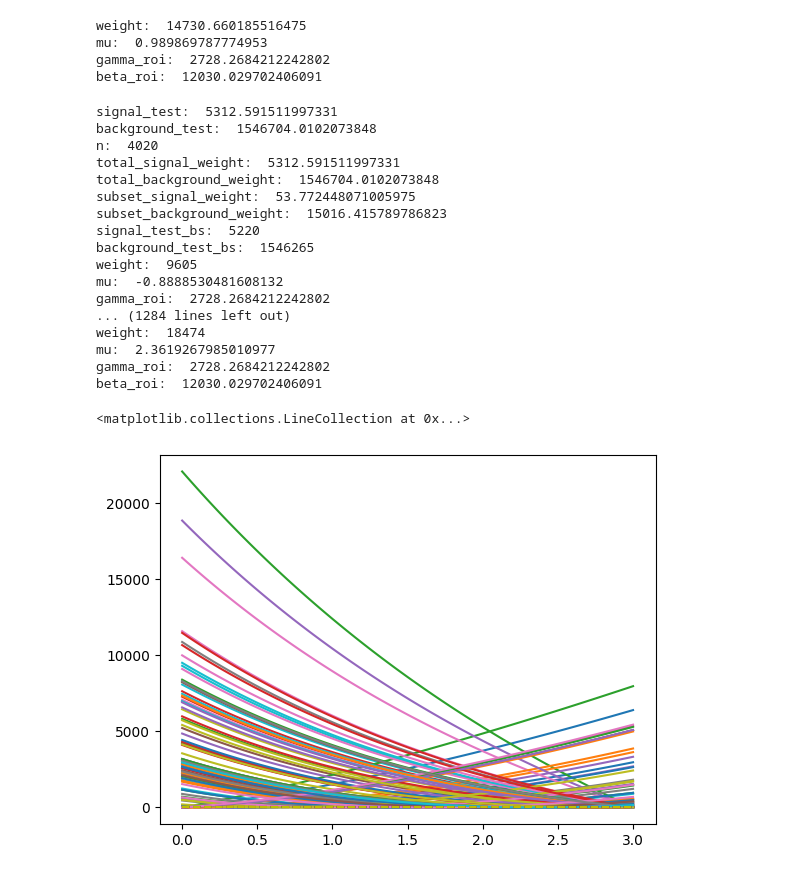
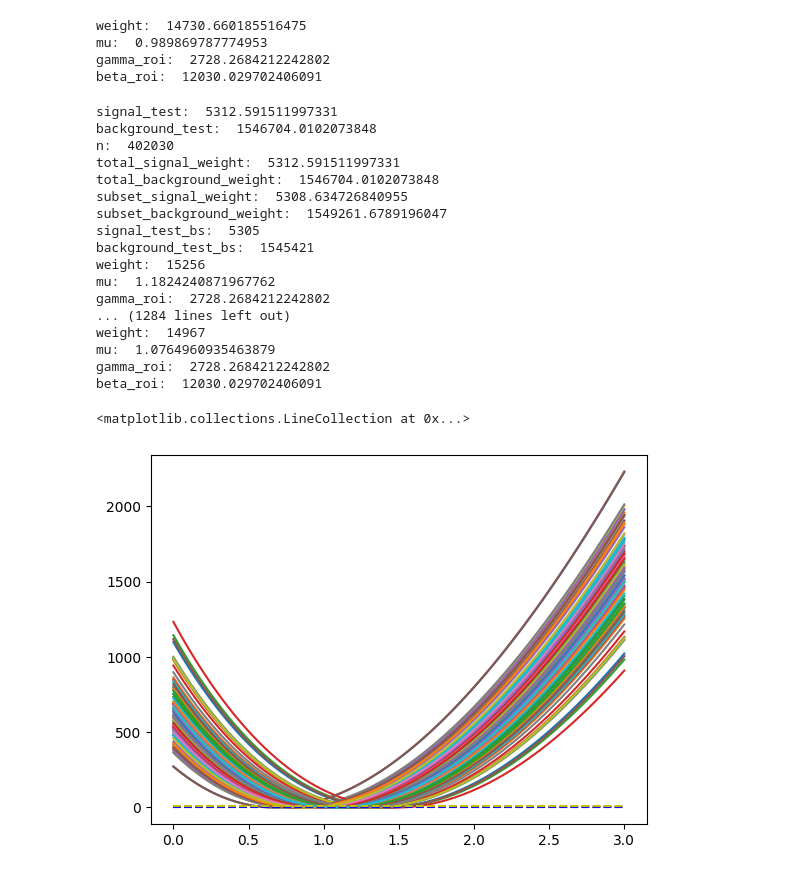
Before and after one commit to ihsaan-ullah/fair-universe, a Jupyter notebook: Competition_Bundles/HEP/sample_code_submission/test_nll.ipynb, the cells around one changed output. Saved outputs shown, nothing was run; the diff lists cells and outputs as text; code cells hidden in the pictures.

```diff
--- a/Competition_Bundles/HEP/sample_code_submission/test_nll.ipynb
+++ b/Competition_Bundles/HEP/sample_code_submission/test_nll.ipynb
@@ -343,9 +343,9 @@ for i in range(100):
     print("signal_test: ", signal_test.sum())
     print("background_test: ", background_test.sum())
 
-    n = int(len(y_test)/100)
+    n = int(len(y_test))
     print("n: ", n)
-    test_bs = bs.bootstrap_data(X_test, w_test, y_test, n=n,seed=i)
+    test_bs = bs.bootstrap_data(X_test, w_test, y_test,seed=i)
 
     test_df = test_bs['data']
     test_df['label'] = test_bs['label']
@@ -379,45 +379,45 @@ for i in range(100):
     print("beta_roi: ", beta_roi)
 
 
     mu_scan = np.linspace(0, 3, 100)
     hist_llr = calculate_NLL(mu_scan, weight, use_CR=False)
     hist_llr = np.array(hist_llr)
 
     if (mu_scan[np.where((hist_llr <= 25) & (hist_llr >= 0.0))].size == 0):
         p16 = 0
         p84 = 0
     else:
-        p16 = min(mu_scan[np.where((hist_llr <= 25) & (hist_llr >= 0.0))])
-        p84 = max(mu_scan[np.where((hist_llr <= 25) & (hist_llr >= 0.0))])
+        p16 = min(mu_scan[np.where((hist_llr <= 4) & (hist_llr >= 0.0))])
+        p84 = max(mu_scan[np.where((hist_llr <= 4) & (hist_llr >= 0.0))])
 
     p16s.append(p16)
     p84s.append(p84)
 
     plt.plot( mu_scan,hist_llr)
 
 plt.hlines(1, 0, 3, colors="r", linestyles="dashed")
 plt.hlines(4, 0, 3, colors="b", linestyles="dashed")
 plt.hlines(9, 0, 3, colors="y", linestyles="dashed")
 # %% [output]
 signal_test:  5312.591511997331
 background_test:  1546704.0102073848
-n:  4020
+n:  402030
 total_signal_weight:  5312.591511997331
 total_background_weight:  1546704.0102073848
-subset_signal_weight:  53.772448071005975
-subset_background_weight:  15016.415789786823
-signal_test_bs:  5220
-background_test_bs:  1546265
-weight:  9605
-mu:  -0.8888530481608132
+subset_signal_weight:  5308.634726840955
+subset_background_weight:  1549261.6789196047
+signal_test_bs:  5305
+background_test_bs:  1545421
+weight:  15256
+mu:  1.1824240871967762
 gamma_roi:  2728.2684212242802
 ... (1284 lines left out)
-weight:  18474
-mu:  2.3619267985010977
+weight:  14967
+mu:  1.0764960935463879
 gamma_roi:  2728.2684212242802
 beta_roi:  12030.029702406091
 <matplotlib.collections.LineCollection at 0x...>
-[figure, old version]
+[figure, new version]
 # %%
 for i, (p16, p84) in enumerate(zip(p16s, p84s)):
     plt.hlines(y=i, xmin=p16, xmax=p84, colors='b')
```
Also changed, not shown: parts of 4 cells of this notebook, 2 other files.
